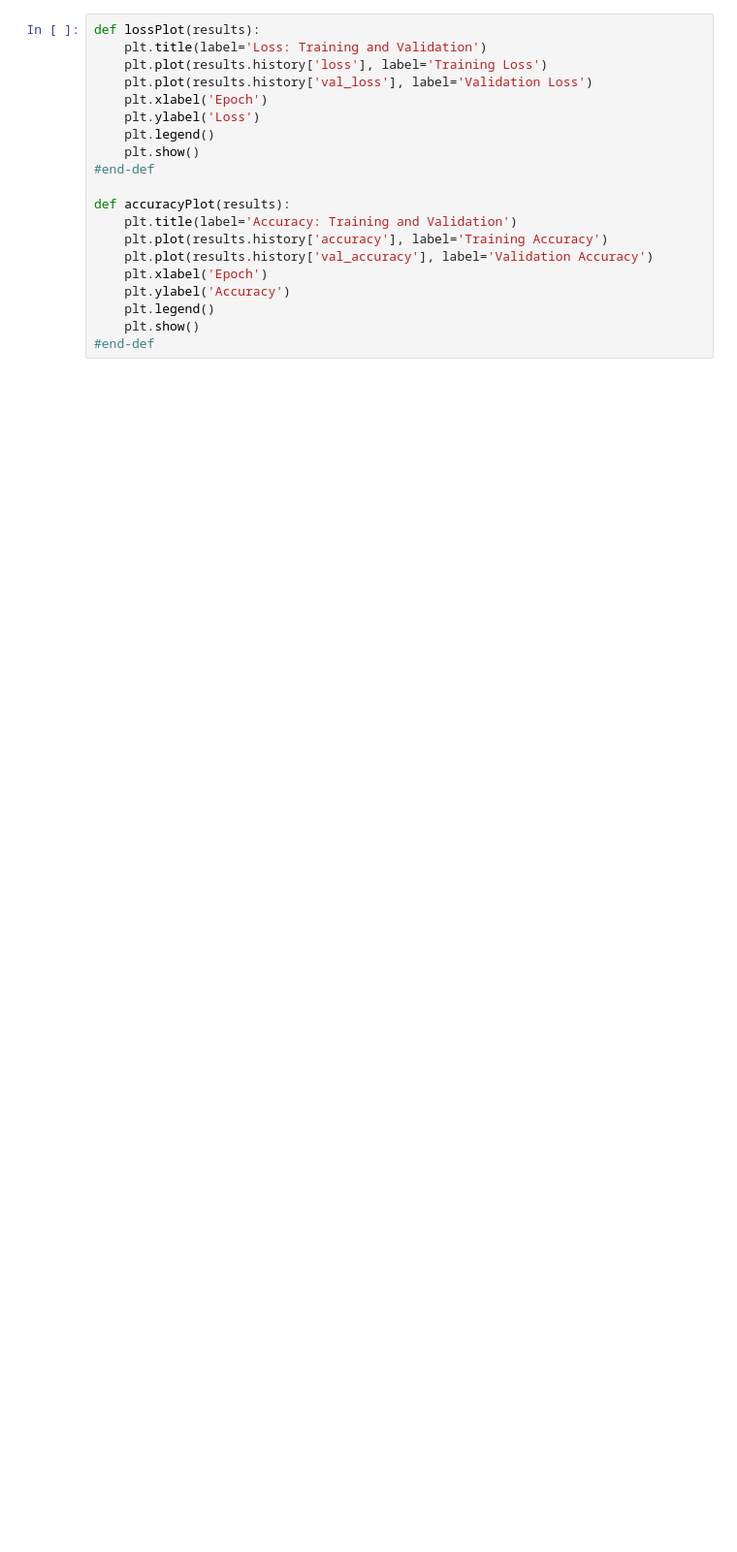
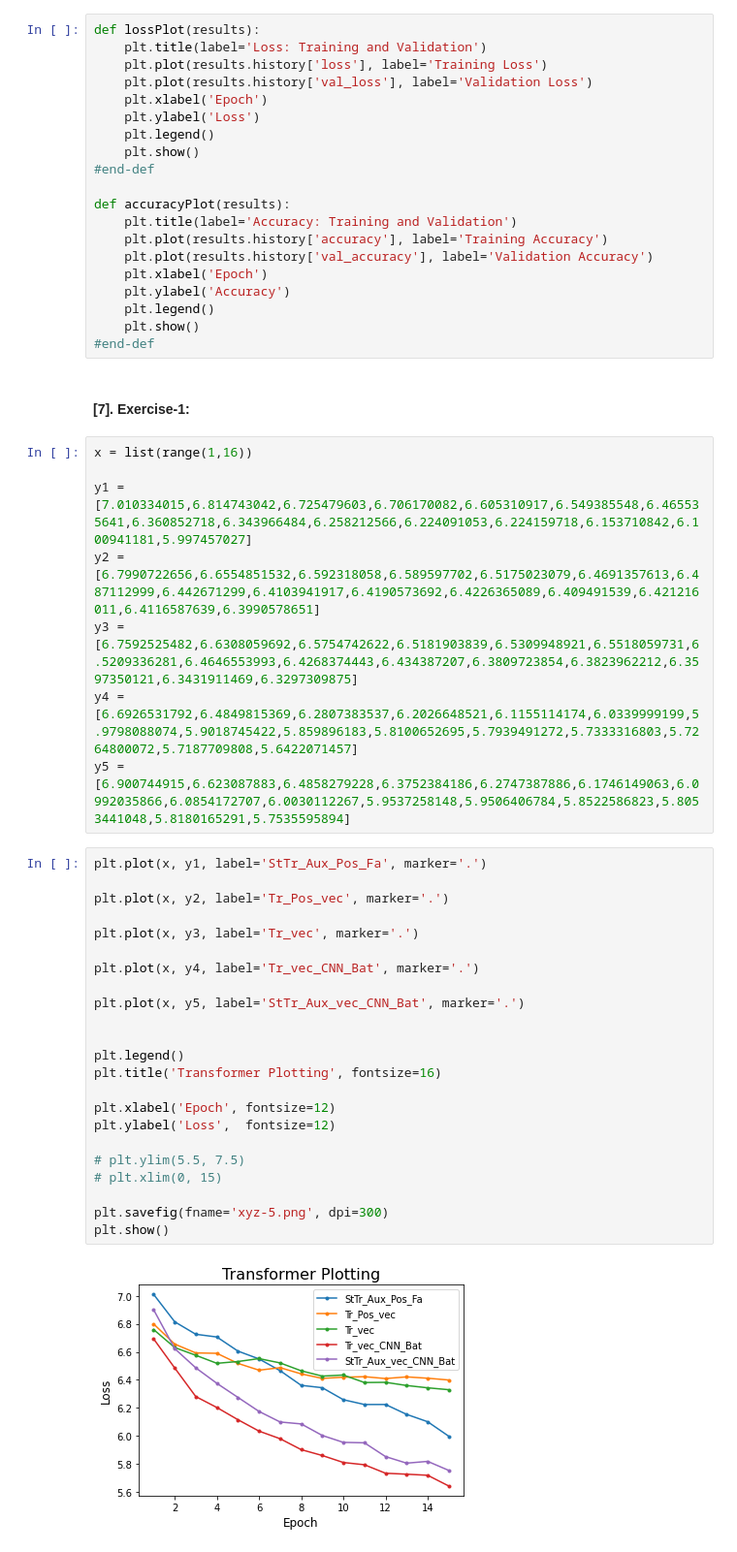
Before and after one commit to mrzResearchArena/TF-2.x, a Jupyter notebook: Plotting-Machine-Learning.ipynb, the cells around one changed output. Shown at 97% size. Cells and saved outputs as stored; diff of their text form; blank space fills up the shorter version.

```diff
--- a/Plotting-Machine-Learning.ipynb
+++ b/Plotting-Machine-Learning.ipynb
@@ -104,3 +107,38 @@ def accuracyPlot(results):
     plt.legend()
     plt.show()
 #end-def
+# %% [markdown]
+#### [7]. Exercise-1:
+# %%
+x = list(range(1,16))
+
+y1 = [7.010334015,6.814743042,6.725479603,6.706170082,6.605310917,6.549385548,6.465535641,6.360852718,6.343966484,6.258212566,6.224091053,6.224159718,6.153710842,6.100941181,5.997457027]
+y2 = [6.7990722656,6.6554851532,6.592318058,6.589597702,6.5175023079,6.4691357613,6.487112999,6.442671299,6.4103941917,6.4190573692,6.4226365089,6.409491539,6.421216011,6.4116587639,6.3990578651]
+y3 = [6.7592525482,6.6308059692,6.5754742622,6.5181903839,6.5309948921,6.5518059731,6.5209336281,6.4646553993,6.4268374443,6.434387207,6.3809723854,6.3823962212,6.3597350121,6.3431911469,6.3297309875]
+y4 = [6.6926531792,6.4849815369,6.2807383537,6.2026648521,6.1155114174,6.0339999199,5.9798088074,5.9018745422,5.859896183,5.8100652695,5.7939491272,5.7333316803,5.7264800072,5.7187709808,5.6422071457]
+y5 = [6.900744915,6.623087883,6.4858279228,6.3752384186,6.2747387886,6.1746149063,6.0992035866,6.0854172707,6.0030112267,5.9537258148,5.9506406784,5.8522586823,5.8053441048,5.8180165291,5.7535595894]
+# %%
+plt.plot(x, y1, label='StTr_Aux_Pos_Fa', marker='.')
+
+plt.plot(x, y2, label='Tr_Pos_vec', marker='.')
+
+plt.plot(x, y3, label='Tr_vec', marker='.')
+
+plt.plot(x, y4, label='Tr_vec_CNN_Bat', marker='.')
+
+plt.plot(x, y5, label='StTr_Aux_vec_CNN_Bat', marker='.')
+
+
+plt.legend()
+plt.title('Transformer Plotting', fontsize=16)
+
+plt.xlabel('Epoch', fontsize=12)
+plt.ylabel('Loss',  fontsize=12)
+
+# plt.ylim(5.5, 7.5)
+# plt.xlim(0, 15)
+
+plt.savefig(fname='xyz-5.png', dpi=300)
+plt.show()
+# %% [output]
+[figure, added]
```
Also changed, not shown: parts of 9 cells of this notebook.
